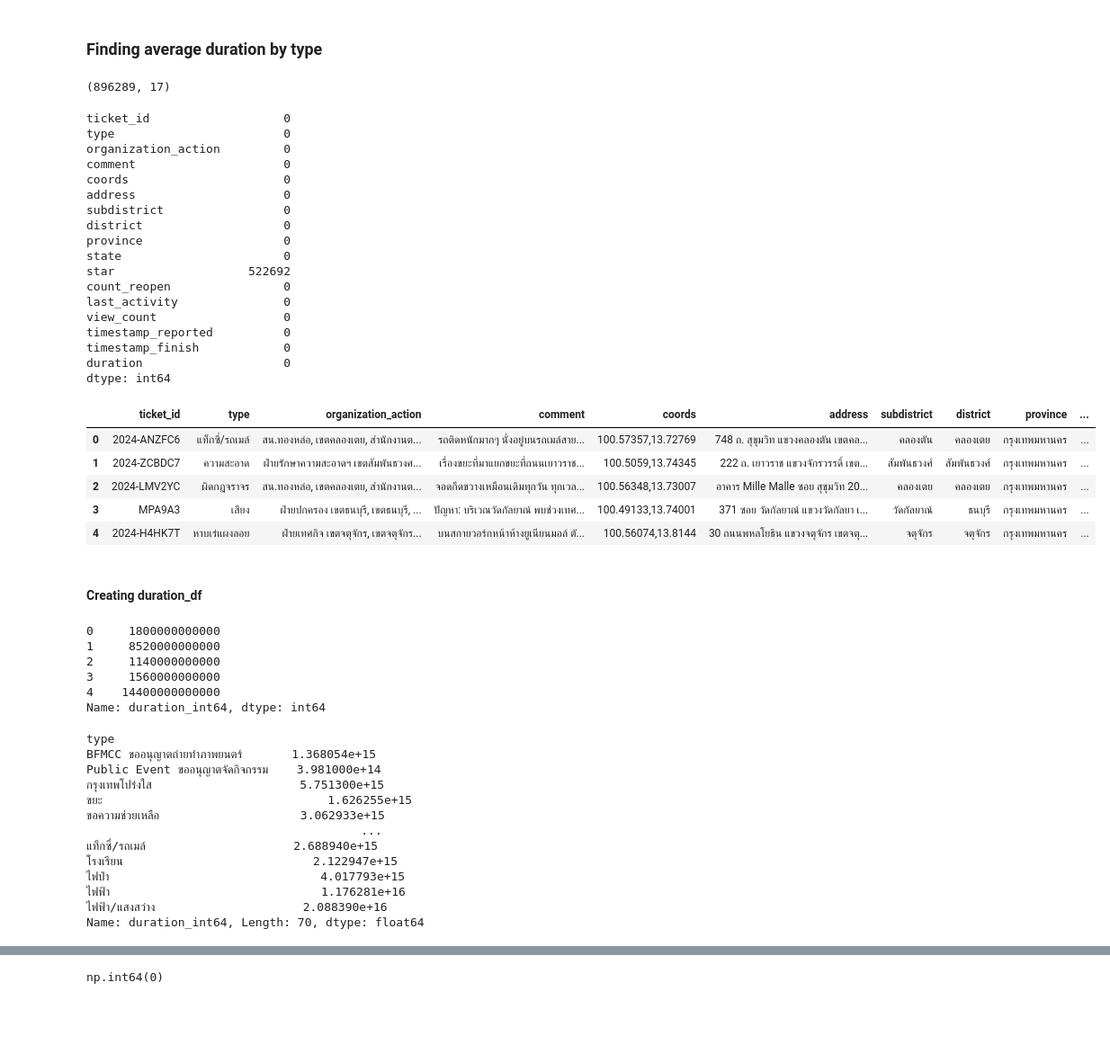
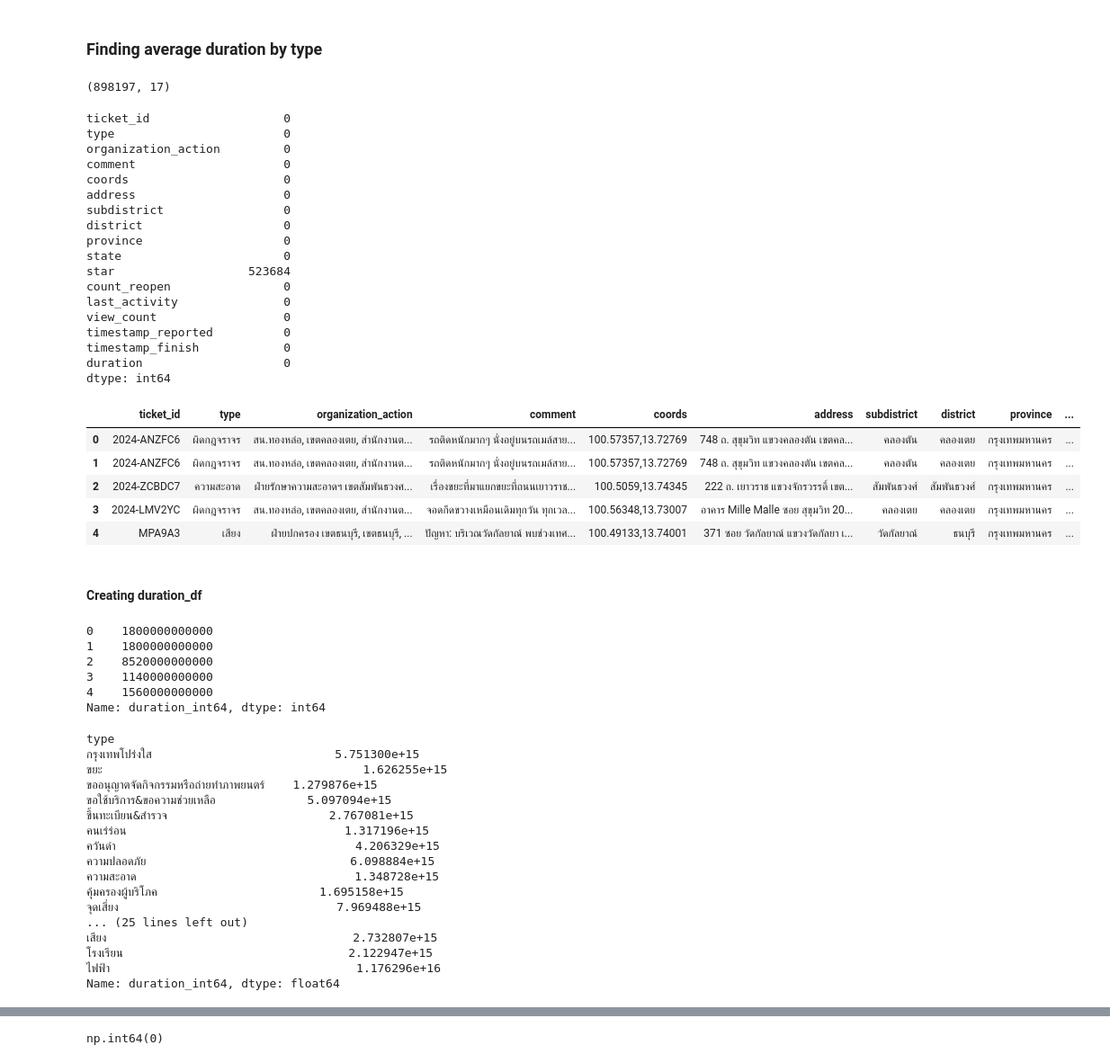
Before and after one commit to KhopSun/ChAMP_DataTrack_DADS, a Jupyter notebook: Question2_Part3.ipynb, the cells around one changed output, grey strips where cells are left out. Shown at 90% size. Cells and saved outputs as stored; diff of their text form; code cells hidden in the pictures; blank space fills up the shorter version.

```diff
--- a/Question2_Part3.ipynb
+++ b/Question2_Part3.ipynb
@@ -579,15 +579,18 @@ combined_exploded_df_bkk.to_csv('Combined_Cases_And_Logs_Exploded_Bangkok_Catego
 ### Finding average duration by type
 # %%
 # combined_exploded_df = pd.read_csv('Combined_Cases_And_Logs_Exploded.csv')
-combined_exploded_df_bkk = pd.read_csv('Combined_Cases_And_Logs_Exploded_Bangkok.csv')
+# combined_exploded_df_bkk = pd.read_csv('Combined_Cases_And_Logs_Exploded_Bangkok.csv')
+combined_exploded_df_bkk_categorized = pd.read_csv('Combined_Cases_And_Logs_Exploded_Bangkok_Categorized.csv')
 # %%
 # combined_exploded_df.shape
-combined_exploded_df_bkk.shape
+# combined_exploded_df_bkk.shape
+combined_exploded_df_bkk_categorized.shape
 # %% [output]
-(896289, 17)
+(898197, 17)
 # %%
 # combined_exploded_df.isnull().sum()
-combined_exploded_df_bkk.isnull().sum()
+# combined_exploded_df_bkk.isnull().sum()
+combined_exploded_df_bkk_categorized.isnull().sum()
 # %% [output]
 ticket_id                   0
 type                        0
@@ -599,7 +602,7 @@ subdistrict                 0
 district                    0
 province                    0
 state                       0
-star                   522692
+star                   523684
 count_reopen                0
 last_activity               0
 view_count                  0
@@ -609,14 +612,15 @@ duration                    0
 dtype: int64
 # %%
 # combined_exploded_df.head()
-combined_exploded_df_bkk.head()
+# combined_exploded_df_bkk.head()
+combined_exploded_df_bkk_categorized.head()
 # %% [output]
 |  | ticket_id | type | organization_action | comment | coords | address | subdistrict | district | province | ... |
-| 0 | 2024-ANZFC6 | แท็กซี่/รถเมล์ | สน.ทองหล่อ, เขตคลองเตย, สำนักงานต... | รถติดหนักมากๆ นั่งอยู่บนรถเมล์สาย... | 100.57357,13.72769 | 748 ถ. สุขุมวิท แขวงคลองตัน เขตคล... | คลองตัน | คลองเตย | กรุงเทพมหานคร | ... |
-| 1 | 2024-ZCBDC7 | ความสะอาด | ฝ่ายรักษาความสะอาดฯ เขตสัมพันธวงศ... | เรื่องขยะที่มาแยกขยะที่ถนนเยาวราช... | 100.5059,13.74345 | 222 ถ. เยาวราช แขวงจักรวรรดิ์ เขต... | สัมพันธวงศ์ | สัมพันธวงศ์ | กรุงเทพมหานคร | ... |
-| 2 | 2024-LMV2YC | ผิดกฎจราจร | สน.ทองหล่อ, เขตคลองเตย, สำนักงานต... | จอดกึดขวางเหมือนเดิมทุกวัน ทุกเวล... | 100.56348,13.73007 | อาคาร Mille Malle ซอย สุขุมวิท 20... | คลองเตย | คลองเตย | กรุงเทพมหานคร | ... |
-| 3 | MPA9A3 | เสียง | ฝ่ายปกครอง เขตธนบุรี, เขตธนบุรี, ... | ปัญหา: บริเวณวัดกัลยาณ์ พบช่วงเทศ... | 100.49133,13.74001 | 371 ซอย วัดกัลยาณ์ แขวงวัดกัลยา เ... | วัดกัลยาณ์ | ธนบุรี | กรุงเทพมหานคร | ... |
-| 4 | 2024-H4HK7T | หาบเร่แผงลอย | ฝ่ายเทศกิจ เขตจตุจักร, เขตจตุจักร... | บนสกายวอร์กหน้าห้างยูเนียนมอล์ ตั... | 100.56074,13.8144 | 30 ถนนพหลโยธิน แขวงจตุจักร เขตจตุ... | จตุจักร | จตุจักร | กรุงเทพมหานคร | ... |
+| 0 | 2024-ANZFC6 | ผิดกฎจราจร | สน.ทองหล่อ, เขตคลองเตย, สำนักงานต... | รถติดหนักมากๆ นั่งอยู่บนรถเมล์สาย... | 100.57357,13.72769 | 748 ถ. สุขุมวิท แขวงคลองตัน เขตคล... | คลองตัน | คลองเตย | กรุงเทพมหานคร | ... |
+| 1 | 2024-ANZFC6 | ผิดกฎจราจร | สน.ทองหล่อ, เขตคลองเตย, สำนักงานต... | รถติดหนักมากๆ นั่งอยู่บนรถเมล์สาย... | 100.57357,13.72769 | 748 ถ. สุขุมวิท แขวงคลองตัน เขตคล... | คลองตัน | คลองเตย | กรุงเทพมหานคร | ... |
+| 2 | 2024-ZCBDC7 | ความสะอาด | ฝ่ายรักษาความสะอาดฯ เขตสัมพันธวงศ... | เรื่องขยะที่มาแยกขยะที่ถนนเยาวราช... | 100.5059,13.74345 | 222 ถ. เยาวราช แขวงจักรวรรดิ์ เขต... | สัมพันธวงศ์ | สัมพันธวงศ์ | กรุงเทพมหานคร | ... |
+| 3 | 2024-LMV2YC | ผิดกฎจราจร | สน.ทองหล่อ, เขตคลองเตย, สำนักงานต... | จอดกึดขวางเหมือนเดิมทุกวัน ทุกเวล... | 100.56348,13.73007 | อาคาร Mille Malle ซอย สุขุมวิท 20... | คลองเตย | คลองเตย | กรุงเทพมหานคร | ... |
+| 4 | MPA9A3 | เสียง | ฝ่ายปกครอง เขตธนบุรี, เขตธนบุรี, ... | ปัญหา: บริเวณวัดกัลยาณ์ พบช่วงเทศ... | 100.49133,13.74001 | 371 ซอย วัดกัลยาณ์ แขวงวัดกัลยา เ... | วัดกัลยาณ์ | ธนบุรี | กรุงเทพมหานคร | ... |
 # %% [markdown]
 #### Creating duration_df
 # %%
@@ -628,29 +634,35 @@ combined_exploded_df_bkk['duration_int64'] = combined_exploded_df_bkk['duration'
 # %%
 # combined_exploded_df['duration_int64'].head()
-combined_exploded_df_bkk['duration_int64'].head()
+# combined_exploded_df_bkk['duration_int64'].head()
+combined_exploded_df_bkk_categorized['duration_int64'].head()
 # %% [output]
-0     1800000000000
-1     8520000000000
-2     1140000000000
-3     1560000000000
-4    14400000000000
+0    1800000000000
+1    1800000000000
+2    8520000000000
+3    1140000000000
+4    1560000000000
 Name: duration_int64, dtype: int64
 # %%
 # combined_exploded_df.groupby('type')['duration_int64'].mean()
-combined_exploded_df_bkk.groupby('type')['duration_int64'].mean()
+# combined_exploded_df_bkk.groupby('type')['duration_int64'].mean()
+combined_exploded_df_bkk_categorized.groupby('type')['duration_int64'].mean()
 # %% [output]
 type
-BFMCC ขออนุญาตถ่ายทำภาพยนตร์       1.368054e+15
-Public Event ขออนุญาตจัดกิจกรรม    3.981000e+14
-กรุงเทพโปร่งใส                     5.751300e+15
-ขยะ                                1.626255e+15
-ขอความช่วยเหลือ                    3.062933e+15
-                                       ...
-แท็กซี่/รถเมล์                     2.688940e+15
-โรงเรียน                           2.122947e+15
-ไฟป่า                              4.017793e+15
-ไฟฟ้า                              1.176281e+16
-ไฟฟ้า/แสงสว่าง                     2.088390e+16
-Name: duration_int64, Length: 70, dtype: float64
+กรุงเทพโปร่งใส                          5.751300e+15
+ขยะ                                     1.626255e+15
+ขออนุญาตจัดกิจกรรมหรือถ่ายทำภาพยนตร์    1.279876e+15
+ขอใช้บริการ&ขอความช่วยเหลือ             5.097094e+15
+ขึ้นทะเบียน&สำรวจ                       2.767081e+15
+คนเร่ร่อน                               1.317196e+15
+ควันดำ                                  4.206329e+15
+ความปลอดภัย                             6.098884e+15
+ความสะอาด                               1.348728e+15
+คุ้มครองผู้บริโภค                       1.695158e+15
+จุดเสี่ยง                               7.969488e+15
+... (25 lines left out)
+เสียง                                   2.732807e+15
+โรงเรียน                                2.122947e+15
+ไฟฟ้า                                   1.176296e+16
+Name: duration_int64, dtype: float64
 # %%
 # duration_df = combined_exploded_df.groupby('type')['duration_int64'].mean().reset_index()
```
Also changed, not shown: parts of 30 cells of this notebook.
